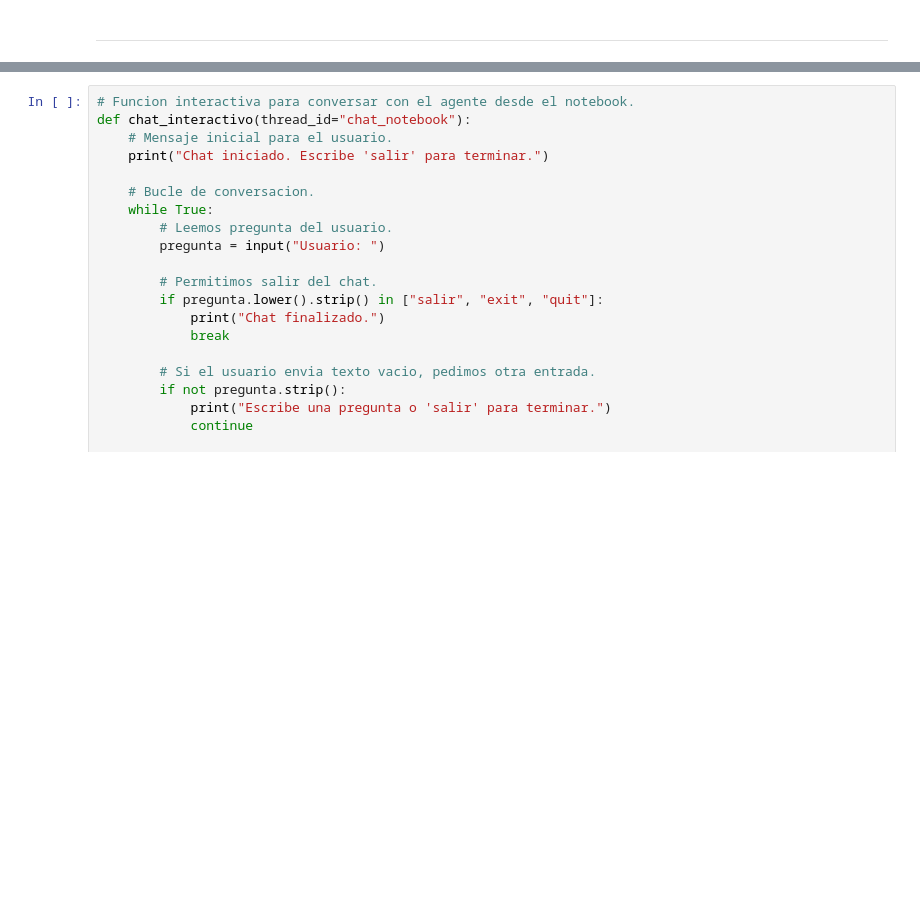
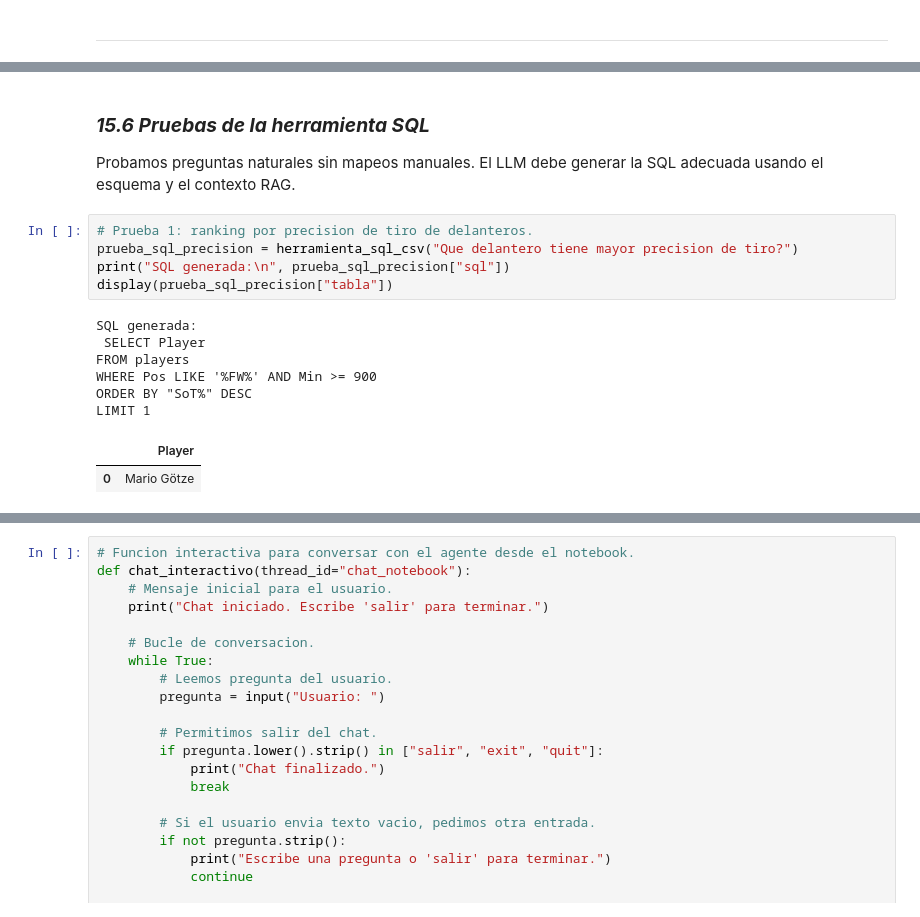
Before and after one commit to OscarFdz24/Asistente_Experto_LLM_Oscar_Fernandez_Evolve, a Jupyter notebook: notebooks/01_asistente_experto_analitica_futbol_rag_gemini.ipynb, the cells around one changed output, grey strips where cells are left out. Drawn from its saved outputs; the diff is of its cells as text; blank space fills up the shorter version.

```diff
--- a/notebooks/01_asistente_experto_analitica_futbol_rag_gemini.ipynb
+++ b/notebooks/01_asistente_experto_analitica_futbol_rag_gemini.ipynb
@@ -1635,0 +1012,18 @@ La siguiente funcion permite hablar con el agente desde el notebook. Escribe pre
+# %% [markdown]
+### <a id="sec-15-6"></a>***15.6 Pruebas de la herramienta SQL***
+
+Probamos preguntas naturales sin mapeos manuales. El LLM debe generar la SQL adecuada usando el esquema y el contexto RAG.
+# %%
+# Prueba 1: ranking por precision de tiro de delanteros.
+prueba_sql_precision = herramienta_sql_csv("Que delantero tiene mayor precision de tiro?")
+print("SQL generada:\n", prueba_sql_precision["sql"])
+display(prueba_sql_precision["tabla"])
+# %% [output]
+SQL generada:
+ SELECT Player
+FROM players
+WHERE Pos LIKE '%FW%' AND Min >= 900
+ORDER BY "SoT%" DESC
+LIMIT 1
+|  | Player |
+| 0 | Mario Götze |
```
Also changed, not shown: parts of 142 cells of this notebook, 1 other file.
